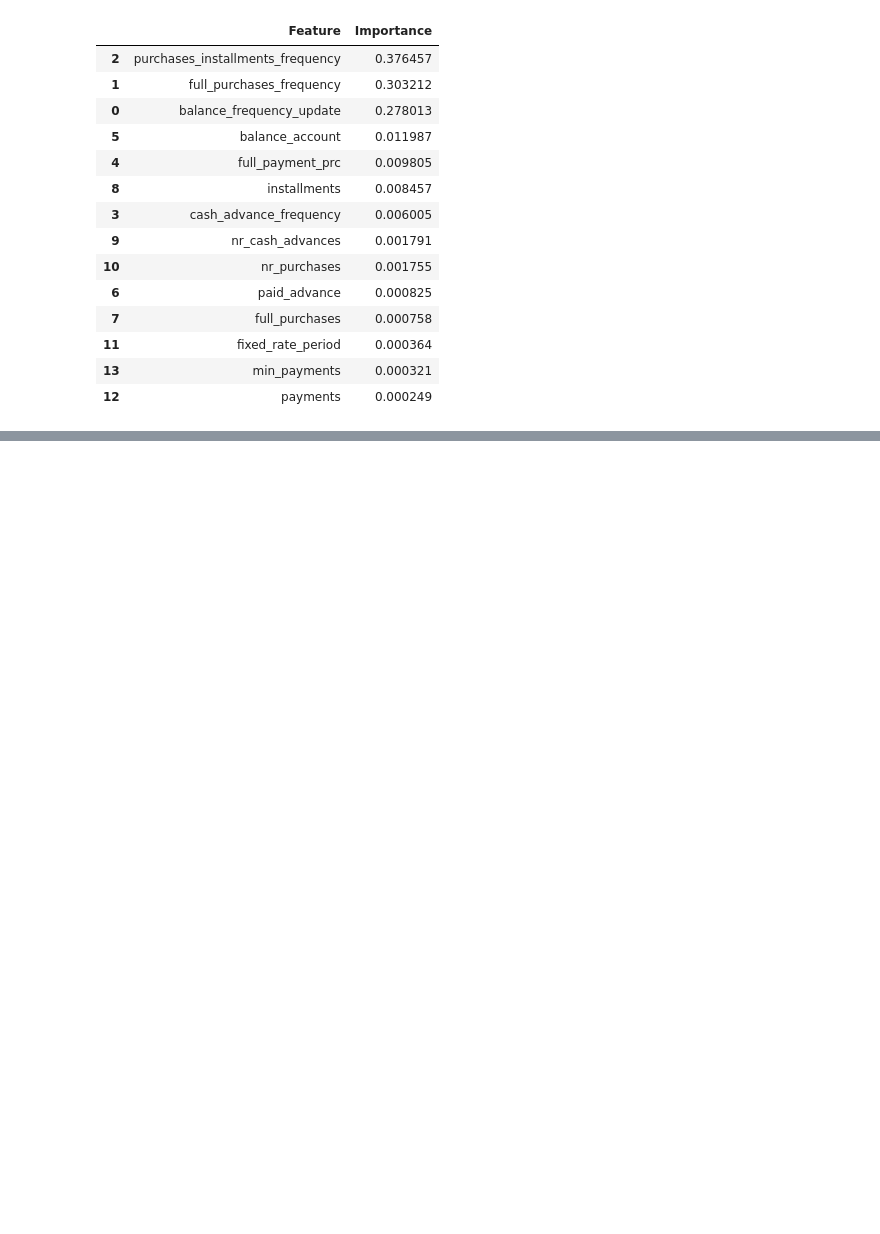
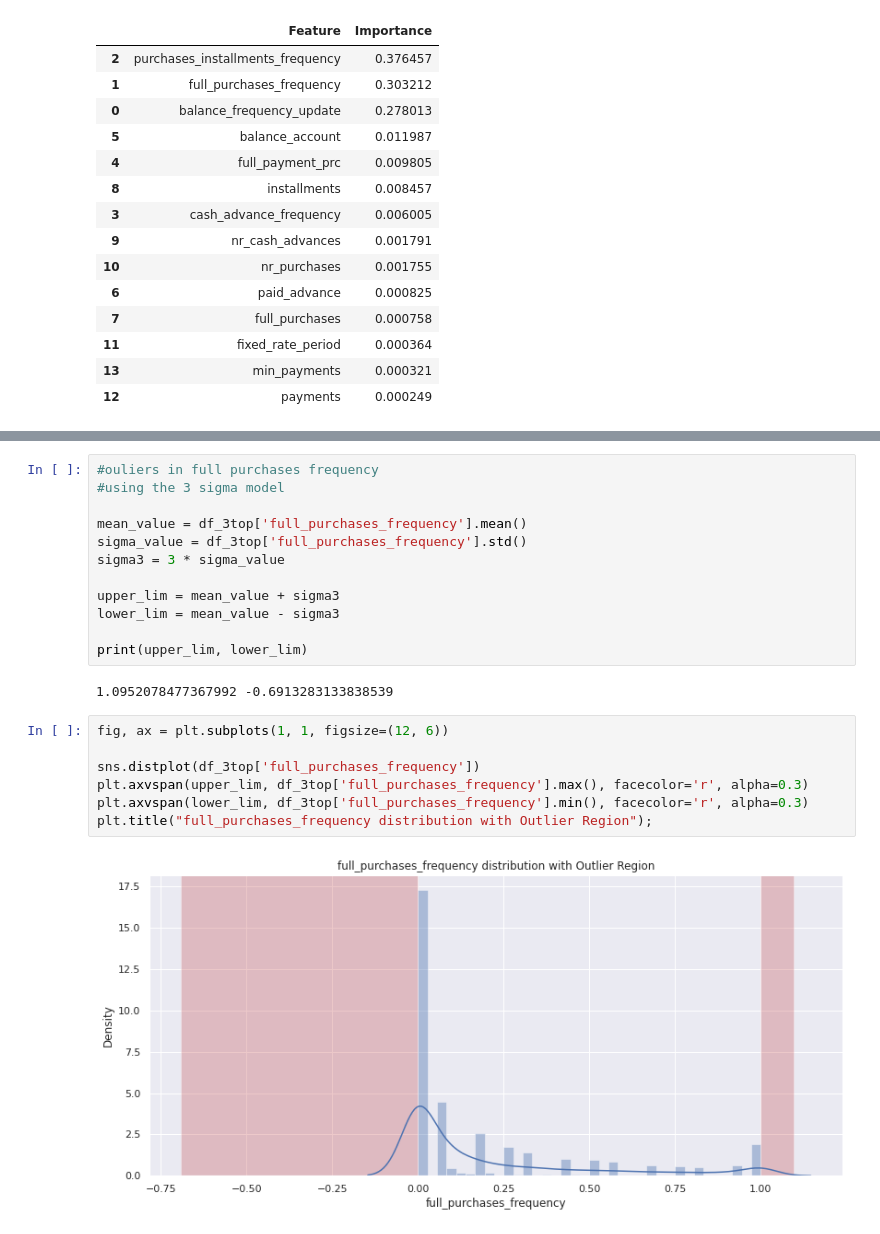
Before and after one commit to ansamz/Customer-Segmentation, a Jupyter notebook: notebooks/AZ_CreditCard.ipynb, the cells around one changed output, grey strips where cells are left out. Drawn from its saved outputs; the diff is of its cells as text; blank space fills up the shorter version.

```diff
--- a/notebooks/AZ_CreditCard.ipynb
+++ b/notebooks/AZ_CreditCard.ipynb
@@ -665,0 +698,23 @@ TypeError: no numeric data to plot
+# %%
+#ouliers in full purchases frequency
+#using the 3 sigma model
+
+mean_value = df_3top['full_purchases_frequency'].mean()
+sigma_value = df_3top['full_purchases_frequency'].std()
+sigma3 = 3 * sigma_value
+
+upper_lim = mean_value + sigma3
+lower_lim = mean_value - sigma3
+
+print(upper_lim, lower_lim)
+# %% [output]
+1.0952078477367992 -0.6913283133838539
+# %%
+fig, ax = plt.subplots(1, 1, figsize=(12, 6))
+
+sns.distplot(df_3top['full_purchases_frequency'])
+plt.axvspan(upper_lim, df_3top['full_purchases_frequency'].max(), facecolor='r', alpha=0.3)
+plt.axvspan(lower_lim, df_3top['full_purchases_frequency'].min(), facecolor='r', alpha=0.3)
+plt.title("full_purchases_frequency distribution with Outlier Region");
+# %% [output]
+[figure, added]
```
Also changed, not shown: parts of 10 cells of this notebook.
